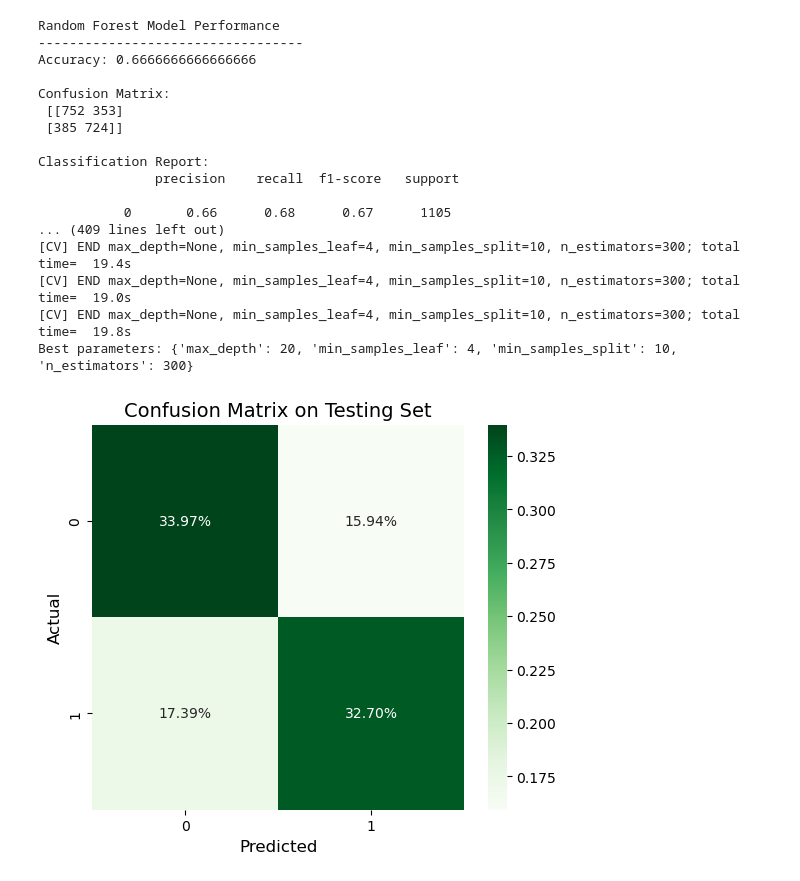
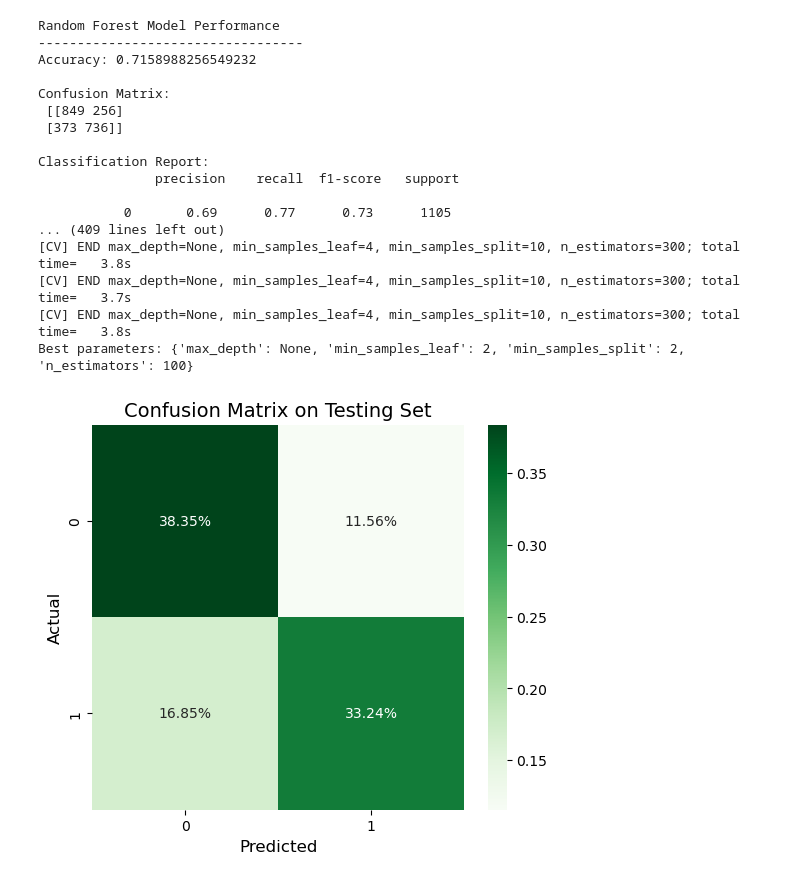
Before and after one commit to sebalexsmith/IT3212, a Jupyter notebook: assignment_3/algorithms/random_forest.ipynb, the cells around one changed output. Drawn from its saved outputs; the diff is of its cells as text; code cells hidden in the pictures.

```diff
--- a/assignment_3/algorithms/random_forest.ipynb
+++ b/assignment_3/algorithms/random_forest.ipynb
@@ -5,7 +5,7 @@ from sklearn.ensemble import RandomForestClassifier
 from sklearn.metrics import classification_report, confusion_matrix, accuracy_score
 
 # 1. Load the PCA-compressed dataset
-data_path = '../cyberbullying_datasets/course_dataset/cb_pca_compressed.csv.gz'
+data_path = '../cyberbullying_datasets/course_dataset/cb_chi_compressed.csv.gz'
 data = pd.read_csv(data_path)
 
 # 2. Split features (X) and labels (y)
@@ -62,42 +62,42 @@ print("Best parameters:", grid_search.best_params_)
 best_model = grid_search.best_estimator_
 
 # Confusion matrix heatmap
 
 import matplotlib.pyplot as plt
 from sklearn.metrics import ConfusionMatrixDisplay, confusion_matrix
 import seaborn as sns
 
 # Confusion matrix heatmap
 fig, ax = plt.subplots(1, 1, figsize=(6, 5))
 sns.heatmap(
     confusion_matrix(y_test, y_pred, normalize='all'),
     annot=True, fmt='.2%', cmap='Greens', ax=ax
 )
 
 ax.set_title('Confusion Matrix on Testing Set', fontsize=14)
 ax.set_xlabel('Predicted', fontsize=12)
 ax.set_ylabel('Actual', fontsize=12)
 
 plt.show()
 # %% [output]
 Random Forest Model Performance
 ----------------------------------
-Accuracy: 0.6666666666666666
+Accuracy: 0.7158988256549232
 
 Confusion Matrix:
- [[752 353]
- [385 724]]
+ [[849 256]
+ [373 736]]
 
 Classification Report:
                precision    recall  f1-score   support
 
-           0       0.66      0.68      0.67      1105
+           0       0.69      0.77      0.73      1105
 ... (409 lines left out)
-[CV] END max_depth=None, min_samples_leaf=4, min_samples_split=10, n_estimators=300; total time=  19.4s
-[CV] END max_depth=None, min_samples_leaf=4, min_samples_split=10, n_estimators=300; total time=  19.0s
-[CV] END max_depth=None, min_samples_leaf=4, min_samples_split=10, n_estimators=300; total time=  19.8s
-Best parameters: {'max_depth': 20, 'min_samples_leaf': 4, 'min_samples_split': 10, 'n_estimators': 300}
+[CV] END max_depth=None, min_samples_leaf=4, min_samples_split=10, n_estimators=300; total time=   3.8s
+[CV] END max_depth=None, min_samples_leaf=4, min_samples_split=10, n_estimators=300; total time=   3.7s
+[CV] END max_depth=None, min_samples_leaf=4, min_samples_split=10, n_estimators=300; total time=   3.8s
+Best parameters: {'max_depth': None, 'min_samples_leaf': 2, 'min_samples_split': 2, 'n_estimators': 100}
-[figure, old version]
+[figure, new version]
 # %%
 # 4. Initialize and train Random Forest
 rf_best = RandomForestClassifier(
```
Also changed, not shown: parts of 1 cell of this notebook.
